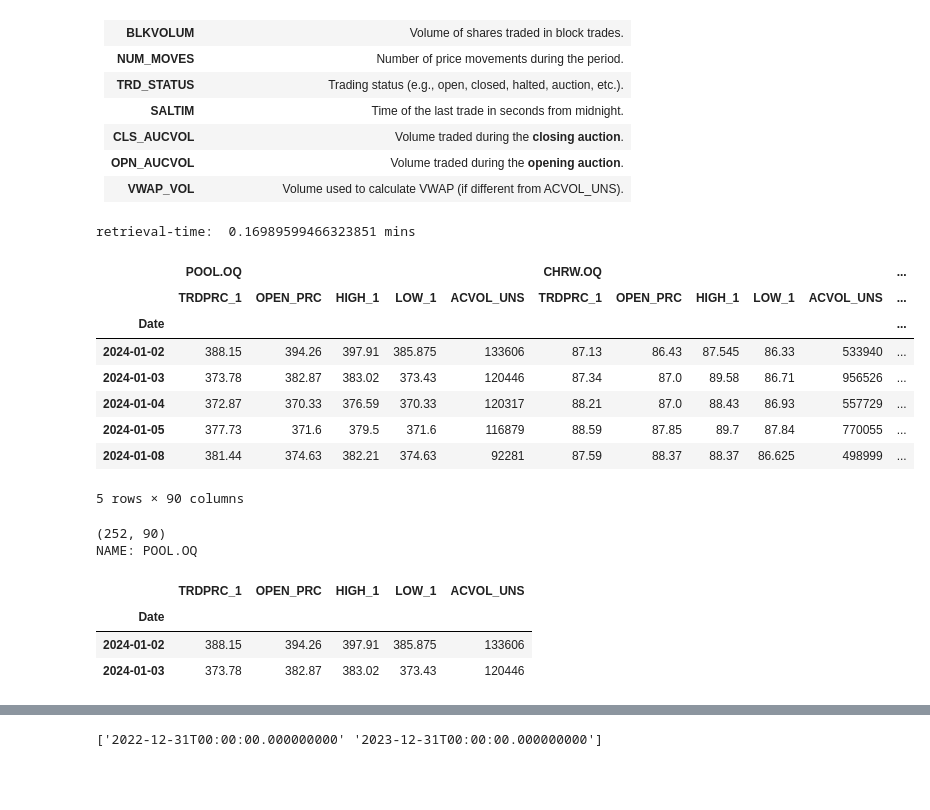
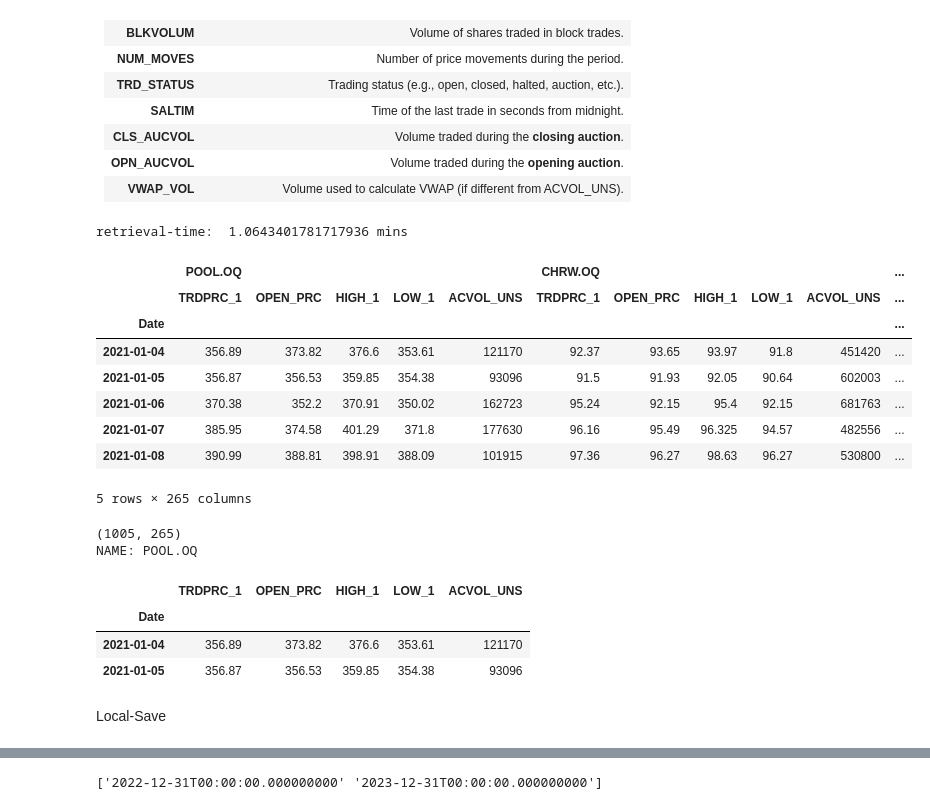
Before and after one commit to AlikMon88/ML-Pairs-Open, a Jupyter notebook: Research/research.ipynb, the cells around one changed output, grey strips where cells are left out. Cells and saved outputs as stored; diff of their text form; code cells hidden in the pictures; blank space fills up the shorter version.

```diff
--- a/Research/research.ipynb
+++ b/Research/research.ipynb
@@ -108,34 +111,36 @@ print()
 | **OPN_AUCVOL** | Volume traded during the **opening auction**. |
 | **VWAP_VOL** | Volume used to calculate VWAP (if different from ACVOL_UNS). |
 # %%
-ft = time.time()
-df_uni10 = rd.get_history(universe=stocks, fields=tmp_fields, interval="1D", start = start, end = end).dropna()
-lt = time.time()
+# ft = time.time()
+# df_uni = rd.get_history(universe=stocks, fields=tmp_fields, interval="1D", start = start, end = end).dropna()
+# lt = time.time()
 
-print('retrieval-time: ', (lt - ft) / 60, 'mins')
+# print('retrieval-time: ', (lt - ft) / 60, 'mins')
 
-display(df_uni10.head(5))
+# display(df_uni.head(5))
 
-print(df_uni10.shape)
+# print(df_uni.shape)
 
-for nm in stocks:
-    print('NAME:', nm)
-    display(df_uni10[nm].head(2))
-    break
+# for nm in stocks:
+#     print('NAME:', nm)
+#     display(df_uni[nm].head(2))
+#     break
 # %% [output]
-retrieval-time:  0.16989599466323851 mins
+retrieval-time:  1.0643401781717936 mins
 |  | POOL.OQ |  |  |  |  | CHRW.OQ |  |  |  |  | ... |
 |  | TRDPRC_1 | OPEN_PRC | HIGH_1 | LOW_1 | ACVOL_UNS | TRDPRC_1 | OPEN_PRC | HIGH_1 | LOW_1 | ACVOL_UNS | ... |
 | Date |  |  |  |  |  |  |  |  |  |  | ... |
-| 2024-01-02 | 388.15 | 394.26 | 397.91 | 385.875 | 133606 | 87.13 | 86.43 | 87.545 | 86.33 | 533940 | ... |
-| 2024-01-03 | 373.78 | 382.87 | 383.02 | 373.43 | 120446 | 87.34 | 87.0 | 89.58 | 86.71 | 956526 | ... |
-| 2024-01-04 | 372.87 | 370.33 | 376.59 | 370.33 | 120317 | 88.21 | 87.0 | 88.43 | 86.93 | 557729 | ... |
-| 2024-01-05 | 377.73 | 371.6 | 379.5 | 371.6 | 116879 | 88.59 | 87.85 | 89.7 | 87.84 | 770055 | ... |
-| 2024-01-08 | 381.44 | 374.63 | 382.21 | 374.63 | 92281 | 87.59 | 88.37 | 88.37 | 86.625 | 498999 | ... |
+| 2021-01-04 | 356.89 | 373.82 | 376.6 | 353.61 | 121170 | 92.37 | 93.65 | 93.97 | 91.8 | 451420 | ... |
+| 2021-01-05 | 356.87 | 356.53 | 359.85 | 354.38 | 93096 | 91.5 | 91.93 | 92.05 | 90.64 | 602003 | ... |
+| 2021-01-06 | 370.38 | 352.2 | 370.91 | 350.02 | 162723 | 95.24 | 92.15 | 95.4 | 92.15 | 681763 | ... |
+| 2021-01-07 | 385.95 | 374.58 | 401.29 | 371.8 | 177630 | 96.16 | 95.49 | 96.325 | 94.57 | 482556 | ... |
+| 2021-01-08 | 390.99 | 388.81 | 398.91 | 388.09 | 101915 | 97.36 | 96.27 | 98.63 | 96.27 | 530800 | ... |
-5 rows × 90 columns
+5 rows × 265 columns
-(252, 90)
+(1005, 265)
 NAME: POOL.OQ
 |  | TRDPRC_1 | OPEN_PRC | HIGH_1 | LOW_1 | ACVOL_UNS |
 | Date |  |  |  |  |  |
-| 2024-01-02 | 388.15 | 394.26 | 397.91 | 385.875 | 133606 |
-| 2024-01-03 | 373.78 | 382.87 | 383.02 | 373.43 | 120446 |
+| 2021-01-04 | 356.89 | 373.82 | 376.6 | 353.61 | 121170 |
+| 2021-01-05 | 356.87 | 356.53 | 359.85 | 354.38 | 93096 |
+# %% [markdown]
+Local-Save
```
Also changed, not shown: parts of 25 cells of this notebook, 10 other files.
